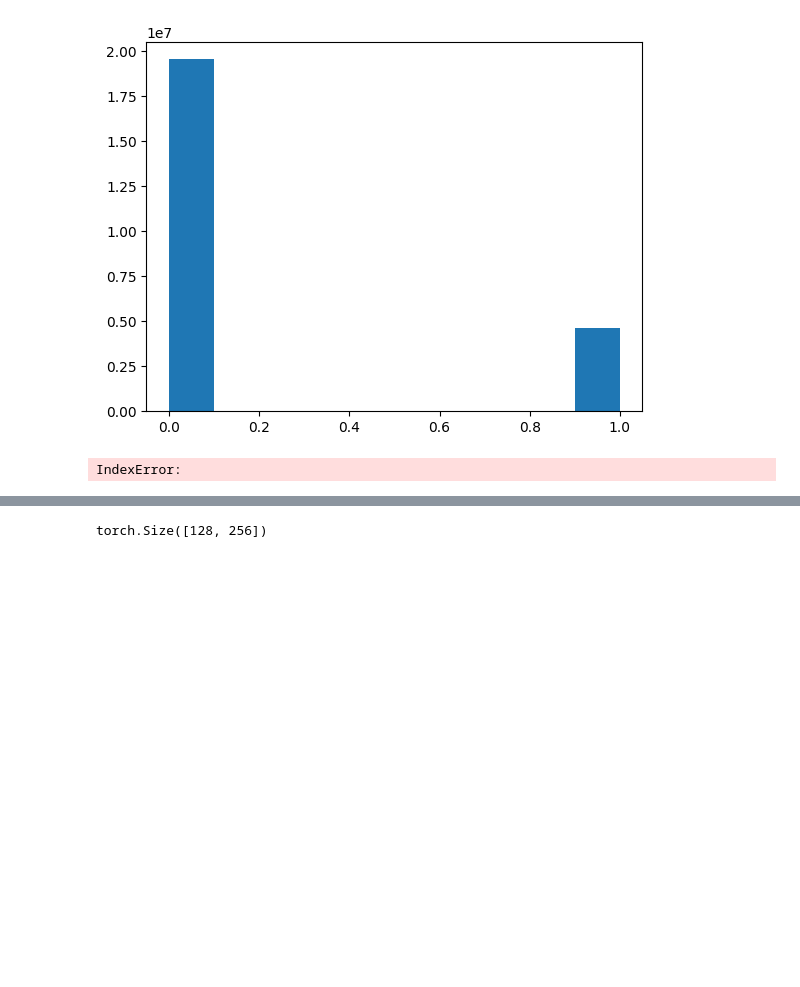
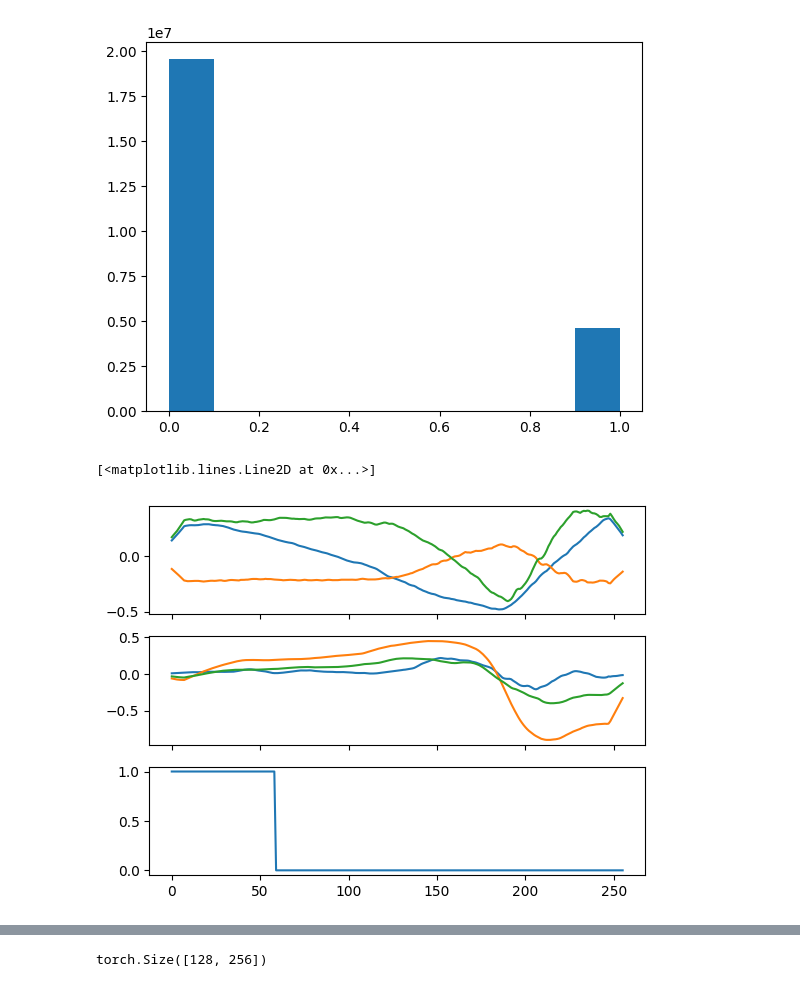
Before and after one commit to Musa-Azeem/AI-hypertrophy-coach, a Jupyter notebook: ml-notebooks/segmentation.ipynb, the cells around one changed output, grey strips where cells are left out. Saved outputs shown, nothing was run; the diff lists cells and outputs as text; code cells hidden in the pictures; blank space fills up the shorter version.

```diff
--- a/ml-notebooks/segmentation.ipynb
+++ b/ml-notebooks/segmentation.ipynb
@@ -171,32 +171,33 @@ plt.hist(window_labels);
 # %%
 # X,y = train_dataset[1000]
 # X,y = val_dataset[2220]
-X,y = val_dataset.datasets[0][926]
+X,y = val_dataset.datasets[0][900]
 
 fig, axes = plt.subplots(3,1, sharex=True)
 
 axes[0].plot(X[0])
 axes[0].plot(X[1])
 axes[0].plot(X[2])
 
 axes[1].plot(X[3])
 axes[1].plot(X[4])
 axes[1].plot(X[5])
 
 # if y > 0:
 #     vline = y * winsize
 #     axes[0].axvline(vline, color='red', linestyle='--')
 #     axes[1].axvline(vline, color='red', linestyle='--')
 
 axes[2].plot(y)
 
 # t = np.where(y == 1)[0]
 # for ti in t:
 #     axes[0].axvline(ti, color='red', linestyle='--')
 #     axes[1].axvline(ti, color='red', linestyle='--')
 # plt.suptitle(y.item())
 # %% [output]
-IndexError:
+[<matplotlib.lines.Line2D at 0x...>]
+[figure, added]
 # %%
 class ResBlock(nn.Module):
     # One layer of convolutional block with batchnorm, relu and dropout
```
Also changed, not shown: parts of 17 cells of this notebook, 3 other files.
